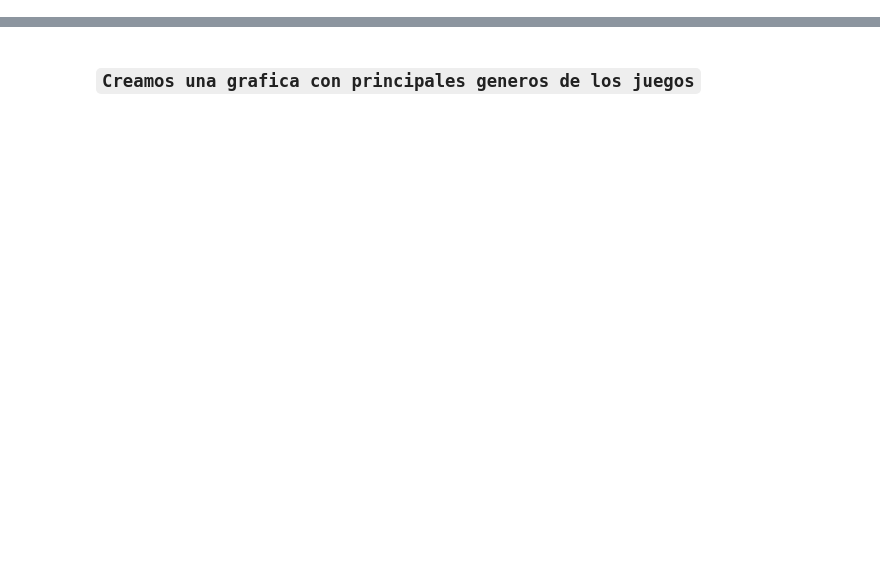
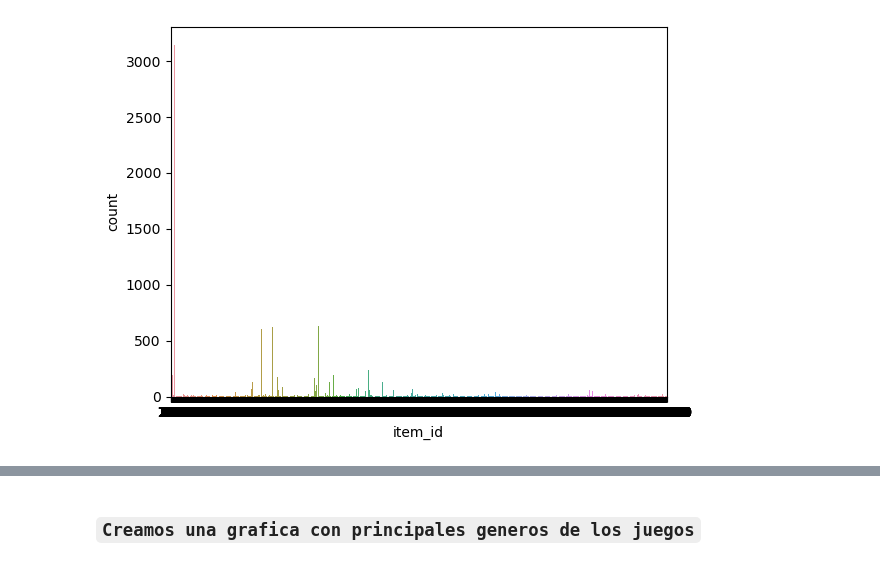
Before and after one commit to JBE777/PI_ML_OPS, a Jupyter notebook: EDA_Exploración_y_Análisis_de_datos.ipynb, the cells around one changed output, grey strips where cells are left out. Cells and saved outputs as stored; diff of their text form; code cells hidden in the pictures; blank space fills up the shorter version.

```diff
--- a/EDA_Exploración_y_Análisis_de_datos.ipynb
+++ b/EDA_Exploración_y_Análisis_de_datos.ipynb
@@ -22,0 +17,4 @@ plt.axis('off');
+# %%
+# Abrimos el archivo general de trabajo que mandamos a folder data
+df = pd.read_csv('../data/df_trabajo.csv')
+df.head(2)
@@ -22,0 +279,5 @@ plt.axis('off');
+# %%
+sns.countplot(x='item_id',data=df)
+plt.show()
+# %% [output]
+[figure, added]
```
Also changed, not shown: parts of 57 cells of this notebook, 18 other files.
